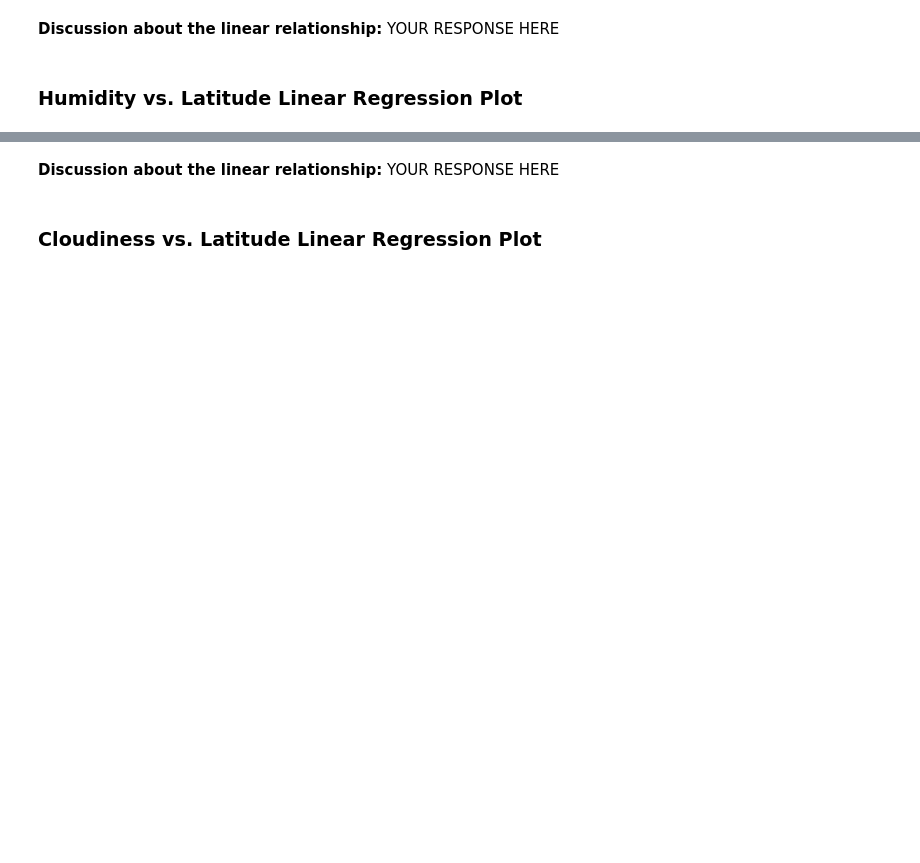
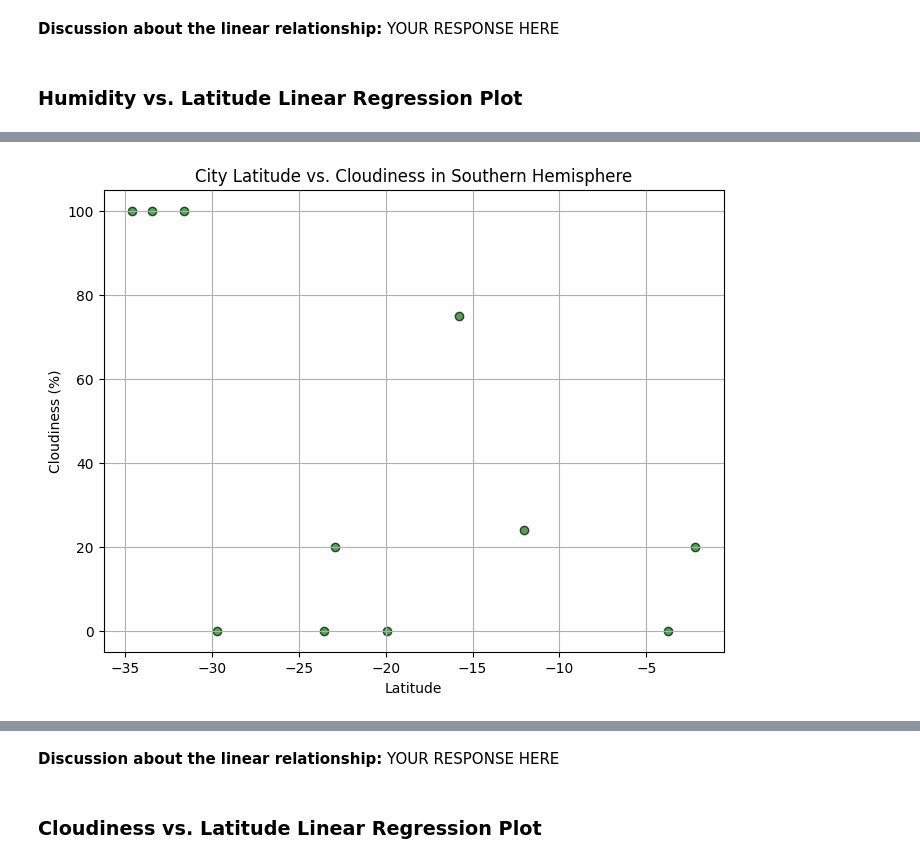
Before and after one commit to aparajita-code/python-api-challenge, a Jupyter notebook: WeatherPy/WeatherPy.ipynb, the cells around one changed output, grey strips where cells are left out. Cells and saved outputs as stored; diff of their text form; code cells hidden in the pictures; blank space fills up the shorter version.

```diff
--- a/WeatherPy/WeatherPy.ipynb
+++ b/WeatherPy/WeatherPy.ipynb
@@ -565,0 +726,16 @@ The r^2-value is: 0.00014367159540169783
+# %%
+#Southern Hemisphere (linear regression)- Latitude Vs Cloudiness
+plt.figure(figsize=(8, 6))
+plt.scatter(filtered_southern_hemisphere_cities['lat'], filtered_southern_hemisphere_cities['cloudiness'], color='g', edgecolor='k', alpha=0.7)
+plt.title("City Latitude vs. Cloudiness in Southern Hemisphere")
+plt.xlabel("Latitude")
+plt.ylabel("Cloudiness (%)")
+plt.grid(True)
+
+# Save the figure (you can customize the filename and format)
+plt.savefig("solution5.png")
+
+# Show the plot (optional)
+plt.show()
+# %% [output]
+[figure, added]
```
Also changed, not shown: parts of 14 cells of this notebook, 5 other files.
